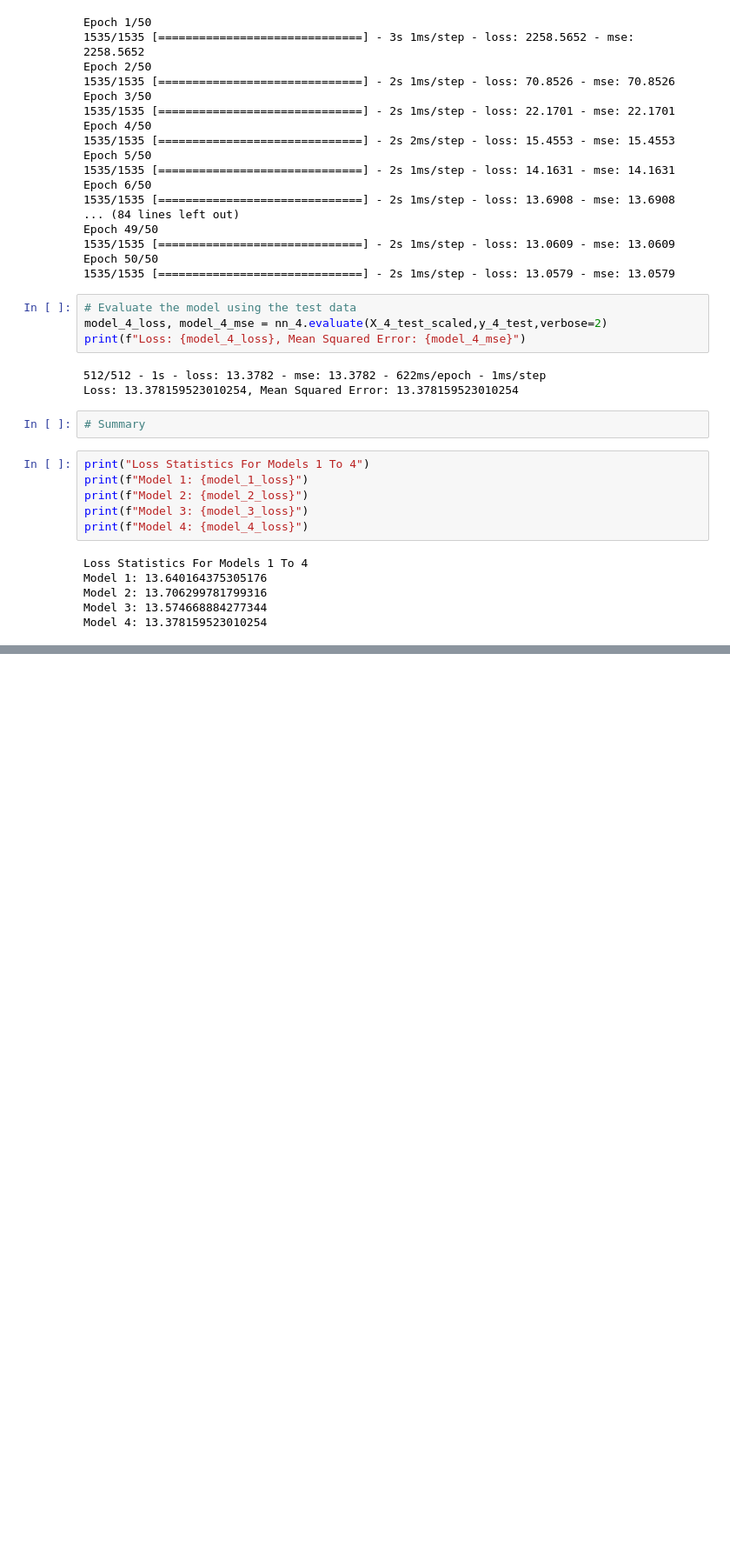
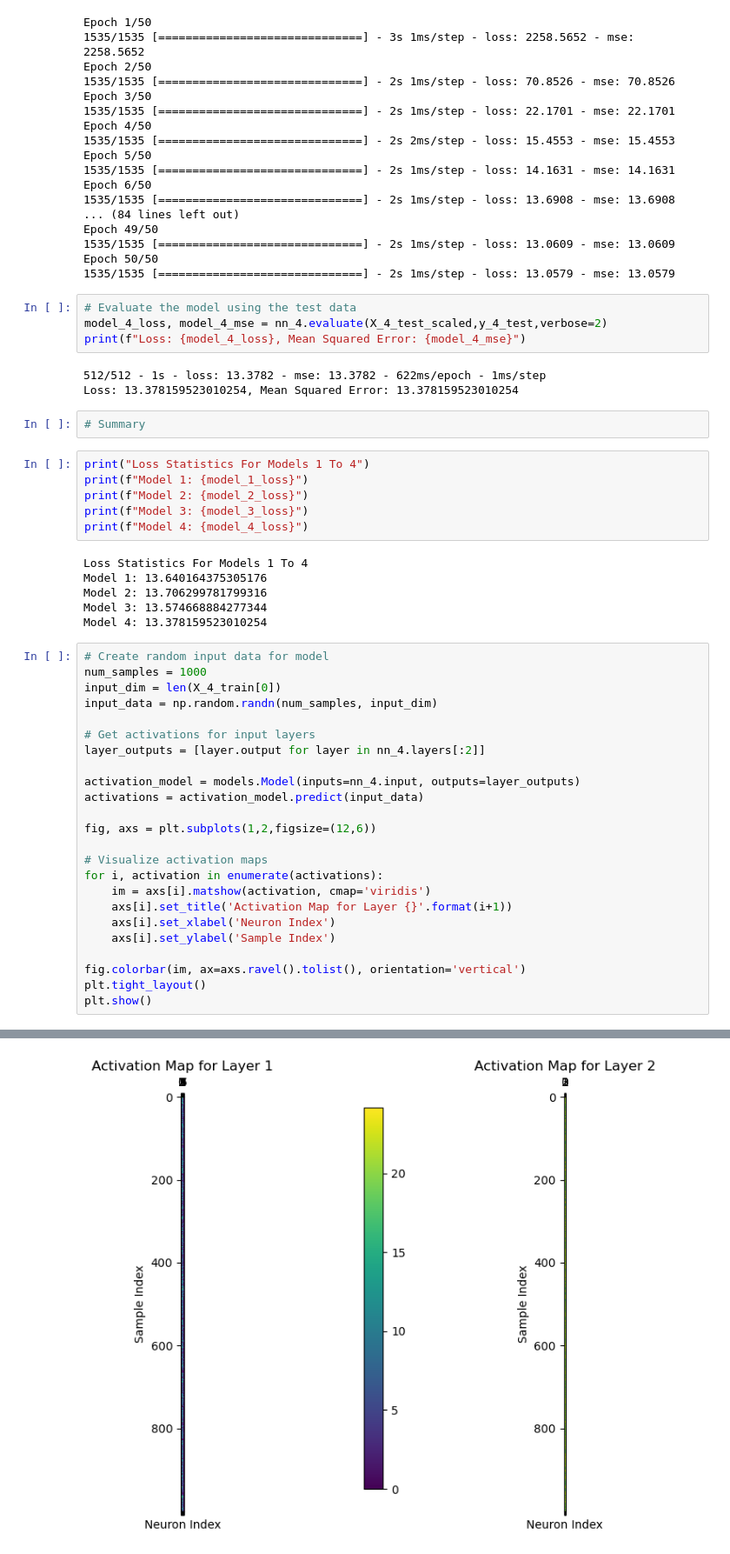
Before and after one commit to yourdailylauren/project-4-life-expectancy, a Jupyter notebook: NN_Features.ipynb, the cells around one changed output, grey strips where cells are left out. Shown at 87% size. Saved outputs shown, nothing was run; the diff lists cells and outputs as text; blank space fills up the shorter version.

Commit message:
Added graphs

```diff
--- a/NN_Features.ipynb
+++ b/NN_Features.ipynb
@@ -382,3 +382,28 @@ Model 1: 13.640164375305176
 Model 2: 13.706299781799316
 Model 3: 13.574668884277344
 Model 4: 13.378159523010254
+# %%
+# Create random input data for model
+num_samples = 1000
+input_dim = len(X_4_train[0])
+input_data = np.random.randn(num_samples, input_dim)
+
+# Get activations for input layers
+layer_outputs = [layer.output for layer in nn_4.layers[:2]]
+
+activation_model = models.Model(inputs=nn_4.input, outputs=layer_outputs)
+activations = activation_model.predict(input_data)
+
+fig, axs = plt.subplots(1,2,figsize=(12,6))
+
+# Visualize activation maps
+for i, activation in enumerate(activations):
+    im = axs[i].matshow(activation, cmap='viridis')
+    axs[i].set_title('Activation Map for Layer {}'.format(i+1))
+    axs[i].set_xlabel('Neuron Index')
+    axs[i].set_ylabel('Sample Index')
+
+fig.colorbar(im, ax=axs.ravel().tolist(), orientation='vertical')
+plt.tight_layout()
+plt.show()
+# %% [output]
@@ -384,0 +411 @@ Model 4: 13.378159523010254
+[figure, added]
```
Also changed, not shown: parts of 3 cells of this notebook.
